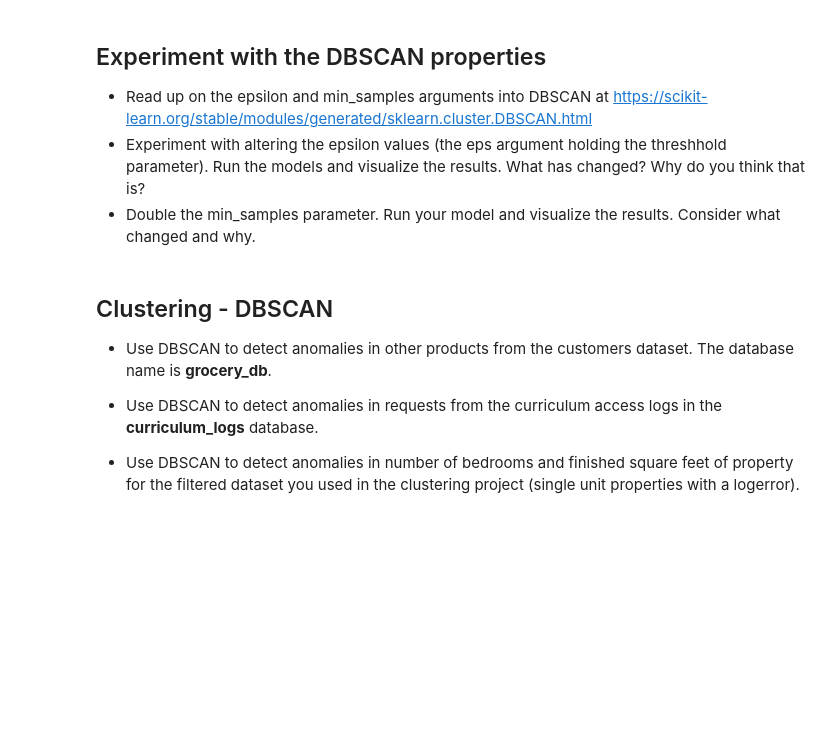
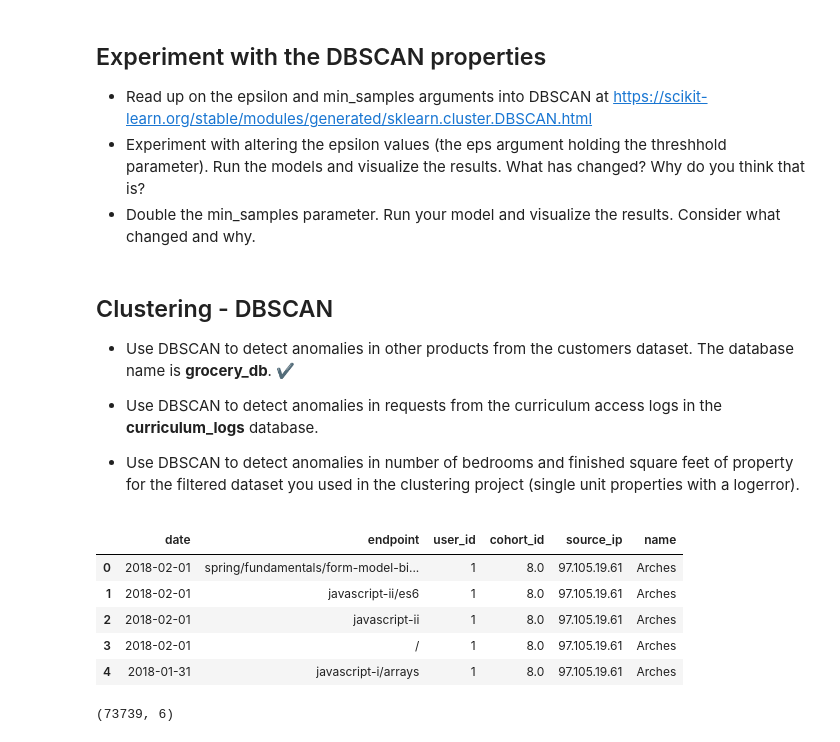
Before and after one commit to Marc-Aradillas/anomaly-detection-exercises, a Jupyter notebook: clustering_anomaly_detection.ipynb, the cells around one changed output. Cells and saved outputs as stored; diff of their text form; code cells hidden in the pictures; blank space fills up the shorter version.

Commit message:
modified exercise

```diff
--- a/clustering_anomaly_detection.ipynb
+++ b/clustering_anomaly_detection.ipynb
@@ -155,7 +178,7 @@ Text(0.5, 0, 'Grocery')
 - Double the min_samples parameter. Run your model and visualize the results. Consider what changed and why.
 # %% [markdown]
 ## Clustering - DBSCAN
-* Use DBSCAN to detect anomalies in other products from the customers dataset. The database name is **grocery_db**.
+* Use DBSCAN to detect anomalies in other products from the customers dataset. The database name is **grocery_db**. ✔️
 
 * Use DBSCAN to detect anomalies in requests from the curriculum access logs in the **curriculum_logs** database.
 
@@ -162,0 +189,55 @@ Text(0.5, 0, 'Grocery')
+# %%
+# Constant (to generate filename for csv)
+filename = 'curriculum_logs_data_two.csv'
+
+# Acquire data.
+# ----------------------ACQUIRE FUNCTION---------------------------------
+def acquire_curlogs_two():
+
+    '''
+    function created to search/retrieve curriculum_logs for codeup exercise
+    '''
+
+    if os.path.isfile(filename):
+        # If the CSV file exists, read it directly
+        return pd.read_csv(filename)
+
+    else:
+        query = '''
+                SELECT date, path AS endpoint, user_id, cohort_id, ip AS source_ip, name
+                FROM cohorts
+                LEFT JOIN logs ON cohorts.id = logs.user_id;
+                '''
+
+        url = get_connection('curriculum_logs')
+
+        df = pd.read_sql(query, url)
+
+        # Convert the 'date' column to datetime format
+        df['date'] = pd.to_datetime(df['date'])
+
+        # Define the date range
+        # start_date = '2018-03-01'
+        # end_date = '2019-03-31'
+
+        # Filter the DataFrame to include only rows within the desired date range
+        # filtered_df = df[(df['date'] >= start_date) & (df['date'] <= end_date)]
+
+        # save the filtered DataFrame to CSV
+        df.to_csv(filename, index=False)
+
+        return df
+# %%
+df = acquire_curlogs_two()
+df.head()
+# %% [output]
+|  | date | endpoint | user_id | cohort_id | source_ip | name |
+| 0 | 2018-02-01 | spring/fundamentals/form-model-bi... | 1 | 8.0 | 97.105.19.61 | Arches |
+| 1 | 2018-02-01 | javascript-ii/es6 | 1 | 8.0 | 97.105.19.61 | Arches |
+| 2 | 2018-02-01 | javascript-ii | 1 | 8.0 | 97.105.19.61 | Arches |
+| 3 | 2018-02-01 | / | 1 | 8.0 | 97.105.19.61 | Arches |
+| 4 | 2018-01-31 | javascript-i/arrays | 1 | 8.0 | 97.105.19.61 | Arches |
+# %%
+df.shape
+# %% [output]
+(73739, 6)
```
Also changed, not shown: parts of 8 cells of this notebook.
